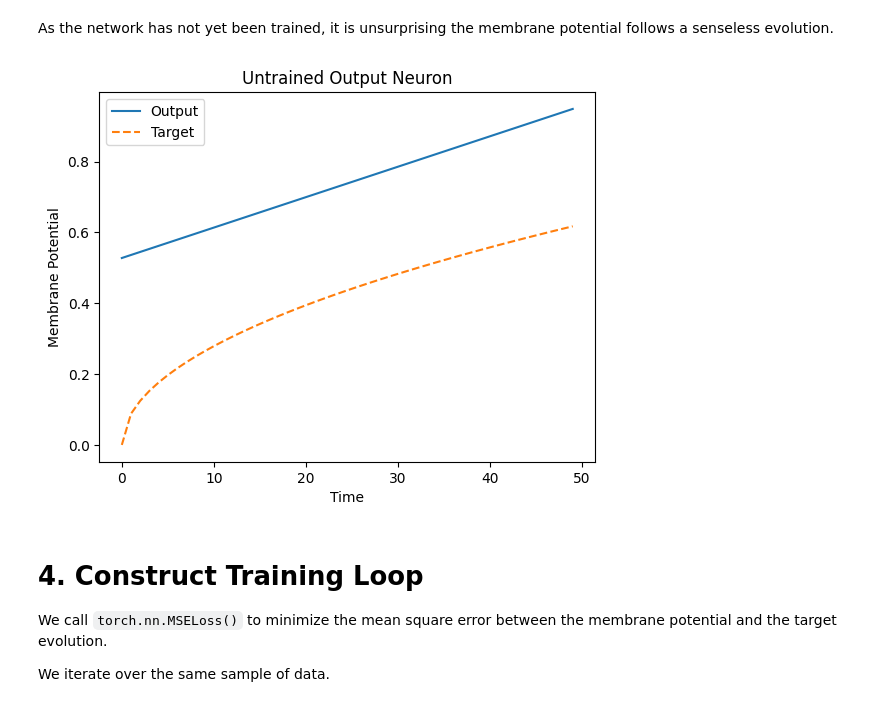
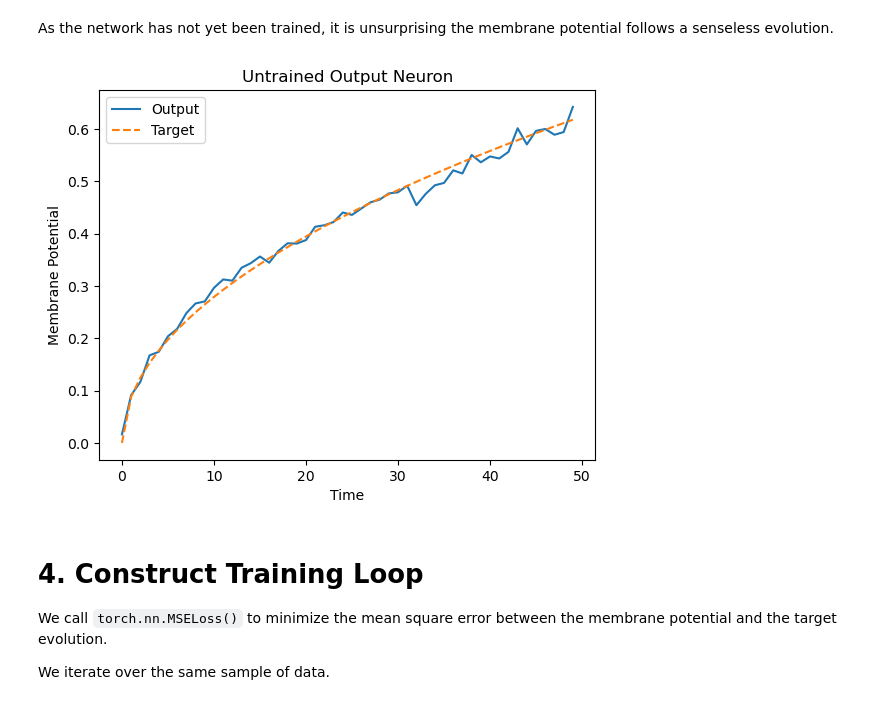
Before and after one commit to marcorax/N-WAVE-tutorials, a Jupyter notebook: Tutorial2_temp.ipynb, the cells around one changed output. Cells and saved outputs as stored; diff of their text form; code cells hidden in the pictures.

```diff
--- a/Tutorial2_temp.ipynb
+++ b/Tutorial2_temp.ipynb
@@ -313,25 +314,25 @@ As the network has not yet been trained, it is unsurprising the membrane potenti
 # %%
 train_batch = iter(dataloader)
 
 # run a single forward-pass
 with torch.no_grad():
     for feature, label in train_batch:
         # feature = torch.swapaxes(input=feature, axis0=0, axis1=1)
         # label = torch.swapaxes(input=label, axis0=0, axis1=1)
         feature = feature.to(device)
         label = label.to(device)
-        mem = model(feature)[4]
+        mem = model(feature)[3]
 
 # plot
 plt.plot(mem[:, 0, 0].cpu(), label="Output")
 plt.plot(label[0, :, 0].cpu(), "--", label="Target")
 plt.title("Untrained Output Neuron")
 plt.xlabel("Time")
 plt.ylabel("Membrane Potential")
 plt.legend(loc="best")
 plt.show()
 # %% [output]
-[figure, old version]
+[figure, new version]
 # %% [markdown]
 # 4. Construct Training Loop
 
```
Also changed, not shown: parts of 11 cells of this notebook.
